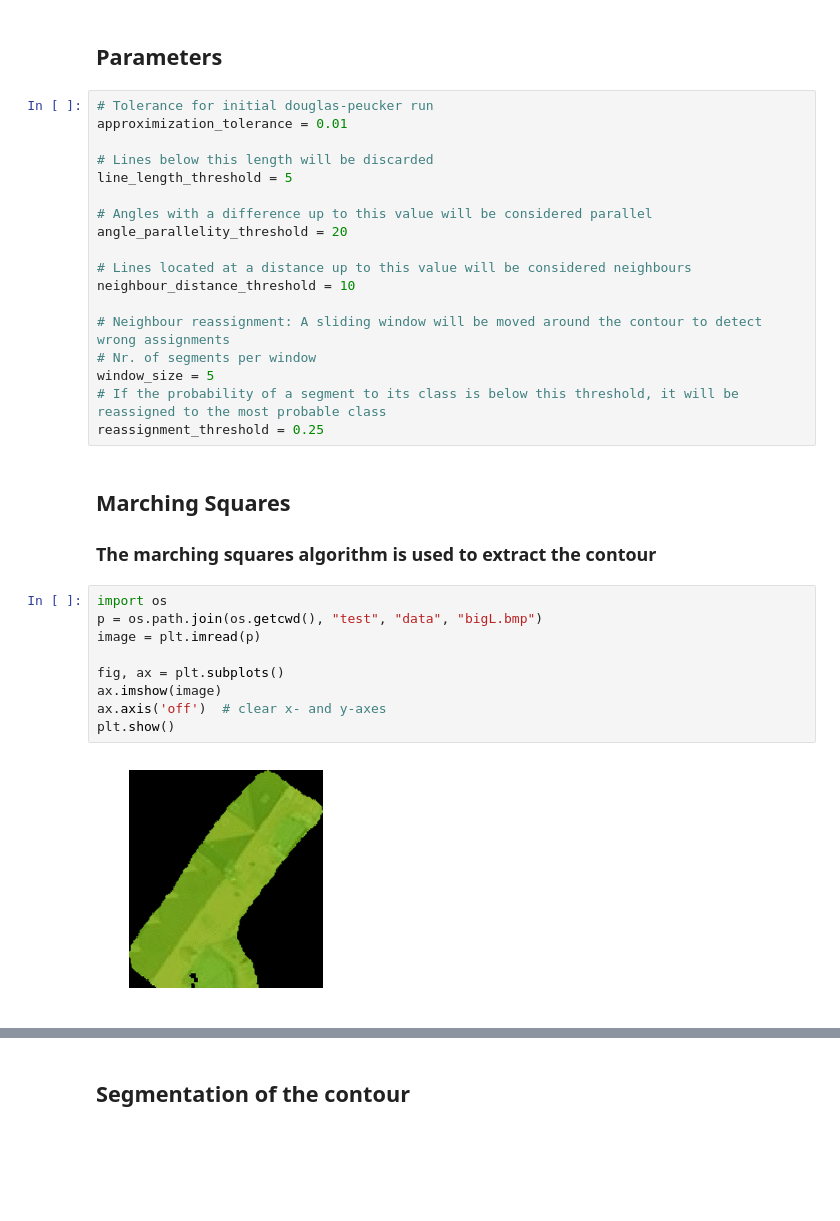
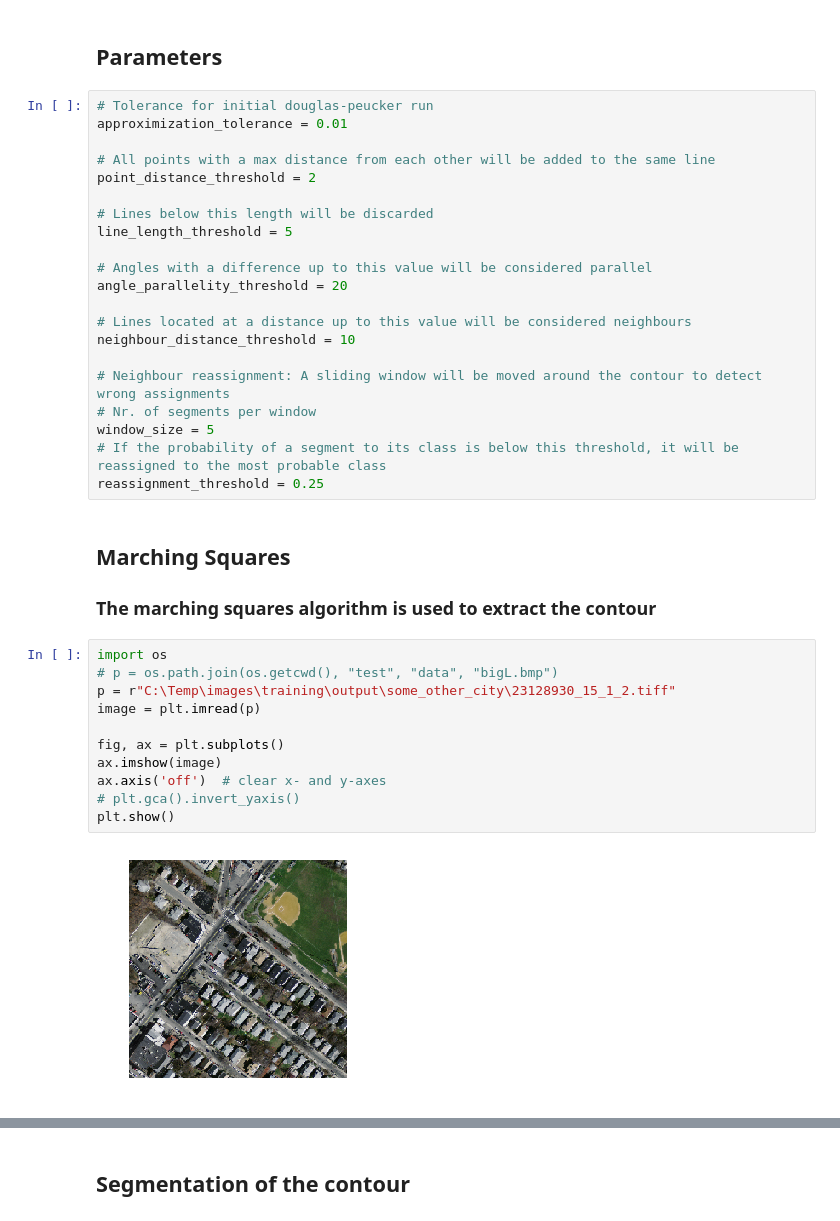
Before and after one commit to mnboos/osm-instance-segmentation, a Jupyter notebook: Regularization.ipynb, the cells around one changed output, grey strips where cells are left out. Cells and saved outputs as stored; diff of their text form; blank space fills up the shorter version.

```diff
--- a/Regularization.ipynb
+++ b/Regularization.ipynb
@@ -12,6 +17,9 @@ from matplotlib.pyplot import text
 # %%
 # Tolerance for initial douglas-peucker run
 approximization_tolerance = 0.01
+
+# All points with a max distance from each other will be added to the same line
+point_distance_threshold = 2
 
 # Lines below this length will be discarded
 line_length_threshold = 5
@@ -32,12 +40,14 @@ reassignment_threshold = 0.25
 ### The marching squares algorithm is used to extract the contour
 # %%
 import os
-p = os.path.join(os.getcwd(), "test", "data", "bigL.bmp")
+# p = os.path.join(os.getcwd(), "test", "data", "bigL.bmp")
+p = r"C:\Temp\images\training\output\some_other_city\23128930_15_1_2.tiff"
 image = plt.imread(p)
 
 fig, ax = plt.subplots()
 ax.imshow(image)
 ax.axis('off')  # clear x- and y-axes
+# plt.gca().invert_yaxis()
 plt.show()
 # %% [output]
-[figure, old version]
+[figure, new version]
```
Also changed, not shown: parts of 13 cells of this notebook, 1 other file.
